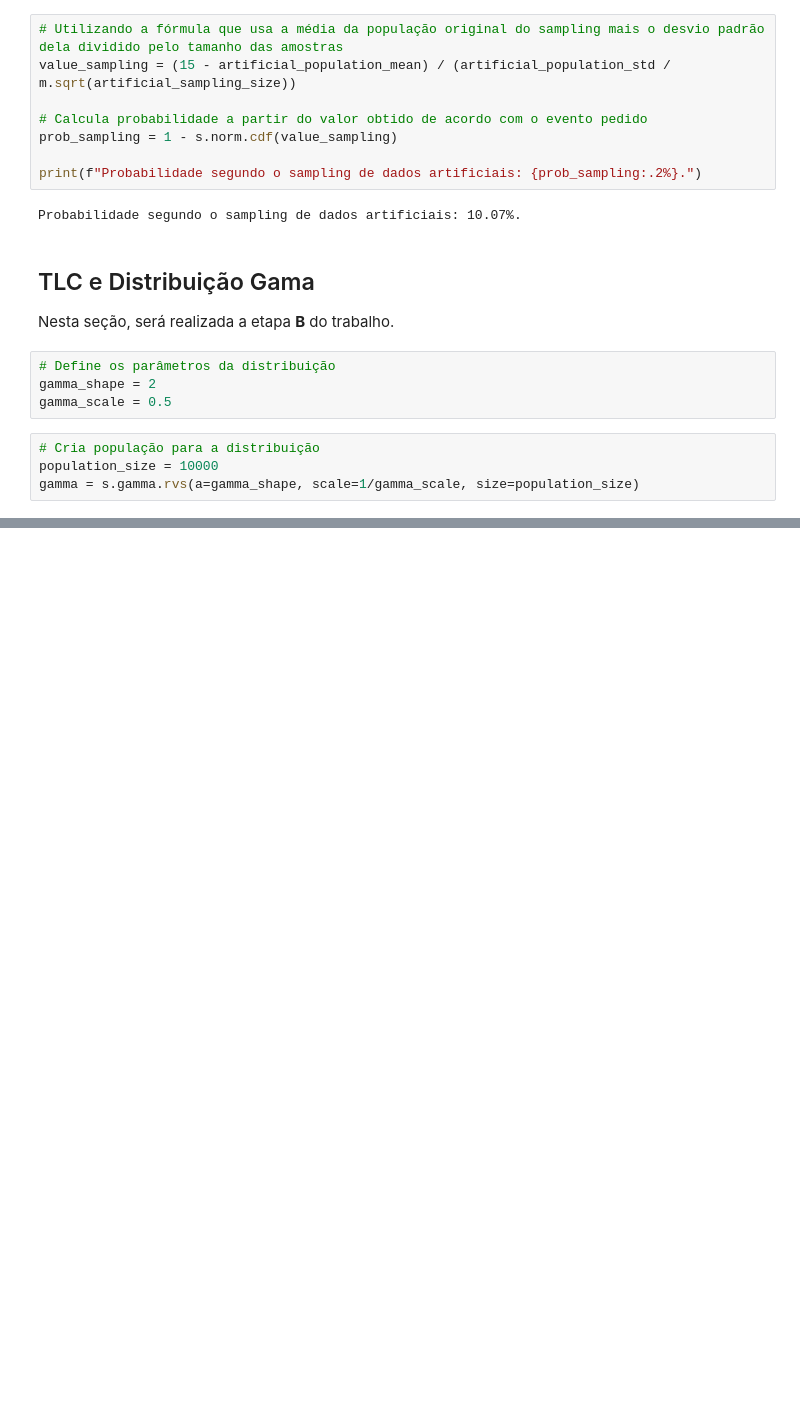
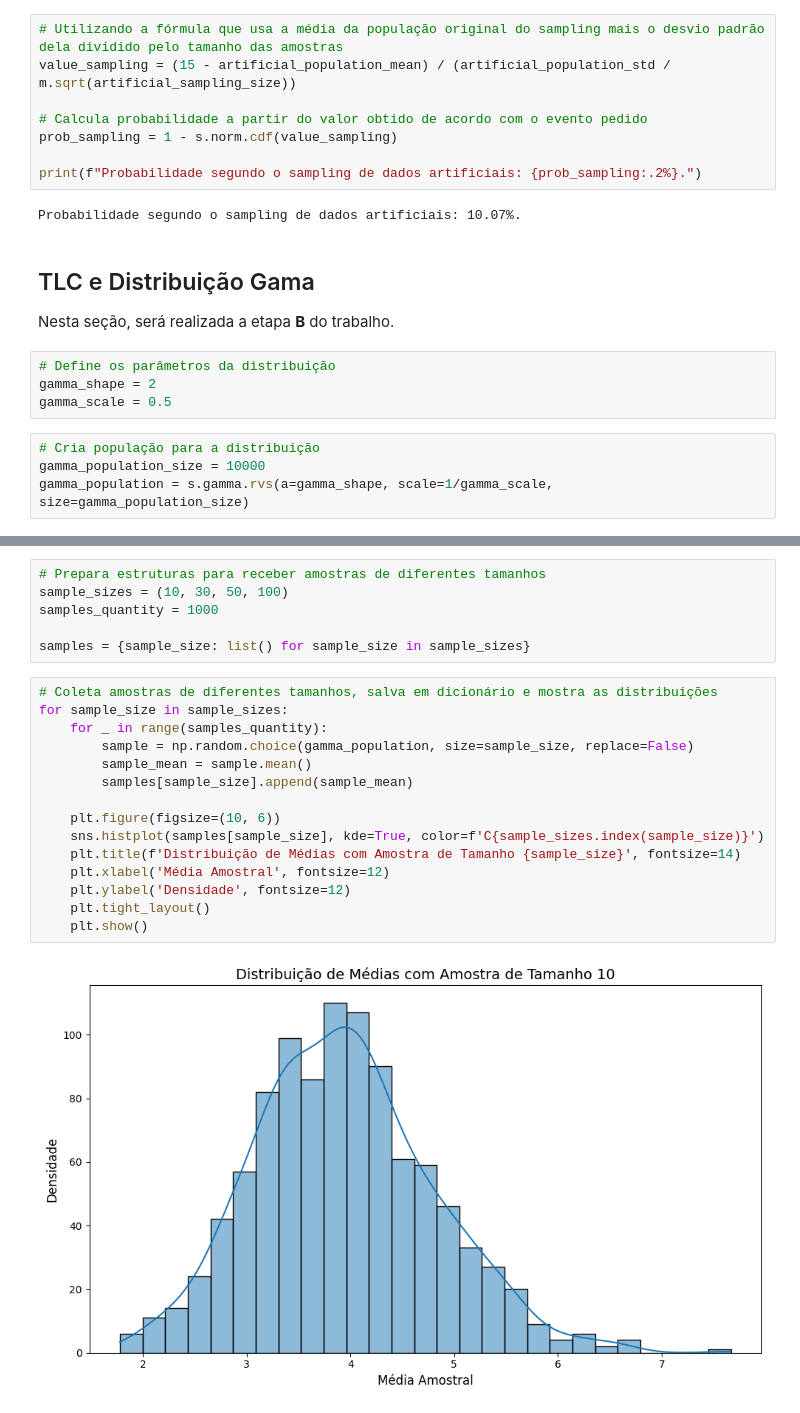
Before and after one commit to gabrielgaia/ficcd-activity-3, a Jupyter notebook: main.ipynb, the cells around one changed output, grey strips where cells are left out. Drawn from its saved outputs; the diff is of its cells as text; blank space fills up the shorter version.

Commit message:
feat: uses TCL, prints graphs and writes analysis

```diff
--- a/main.ipynb
+++ b/main.ipynb
@@ -189,8 +189,8 @@ gamma_shape = 2
 gamma_scale = 0.5
 # %%
 # Cria população para a distribuição
-population_size = 10000
-gamma = s.gamma.rvs(a=gamma_shape, scale=1/gamma_scale, size=population_size)
+gamma_population_size = 10000
+gamma_population = s.gamma.rvs(a=gamma_shape, scale=1/gamma_scale, size=gamma_population_size)
 # %%
 # Mostra distribuição Gama em gráfico
 plt.figure(figsize=(10, 6))
@@ -201,3 +201,26 @@ plt.ylabel('Densidade', fontsize=12)
 plt.show()
 # %% [output]
 [figure]
+# %%
+# Prepara estruturas para receber amostras de diferentes tamanhos
+sample_sizes = (10, 30, 50, 100)
+samples_quantity = 1000
+
+samples = {sample_size: list() for sample_size in sample_sizes}
+# %%
+# Coleta amostras de diferentes tamanhos, salva em dicionário e mostra as distribuições
+for sample_size in sample_sizes:
+    for _ in range(samples_quantity):
+        sample = np.random.choice(gamma_population, size=sample_size, replace=False)
+        sample_mean = sample.mean()
+        samples[sample_size].append(sample_mean)
+
+    plt.figure(figsize=(10, 6))
+    sns.histplot(samples[sample_size], kde=True, color=f'C{sample_sizes.index(sample_size)}')
+    plt.title(f'Distribuição de Médias com Amostra de Tamanho {sample_size}', fontsize=14)
+    plt.xlabel('Média Amostral', fontsize=12)
+    plt.ylabel('Densidade', fontsize=12)
+    plt.tight_layout()
+    plt.show()
+# %% [output]
+[figure, added]
```
Also changed, not shown: parts of 3 cells of this notebook.
